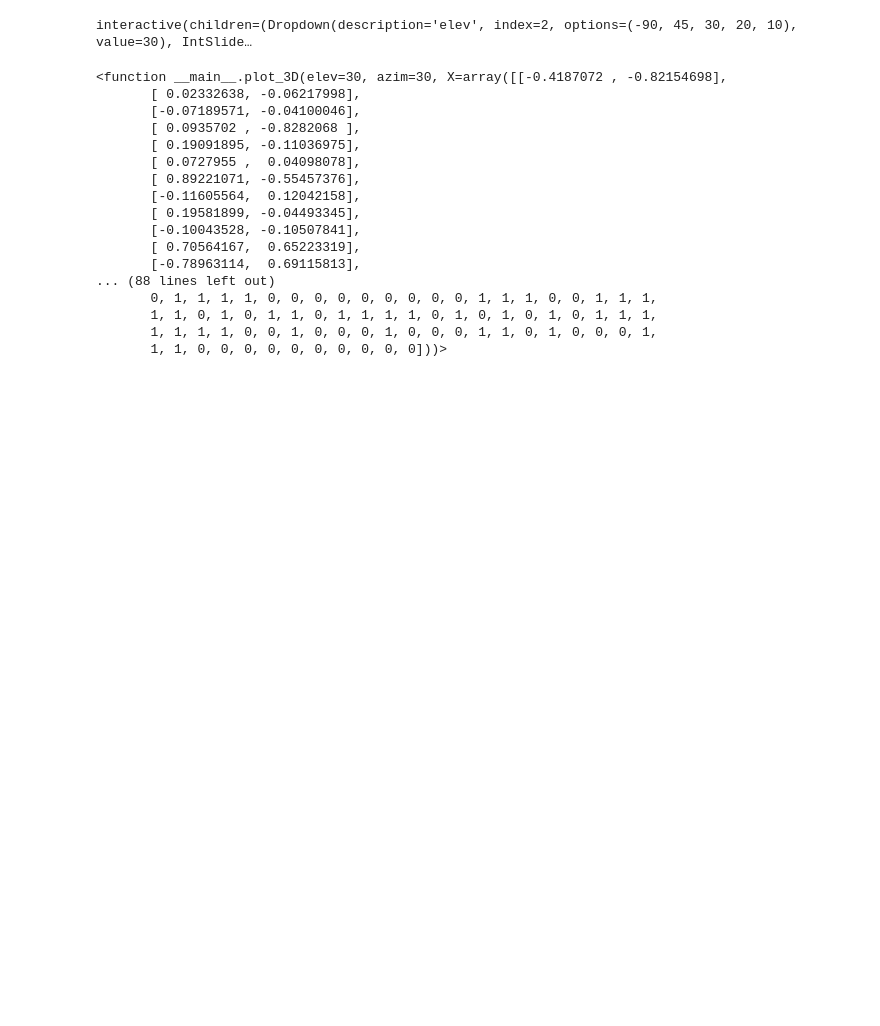
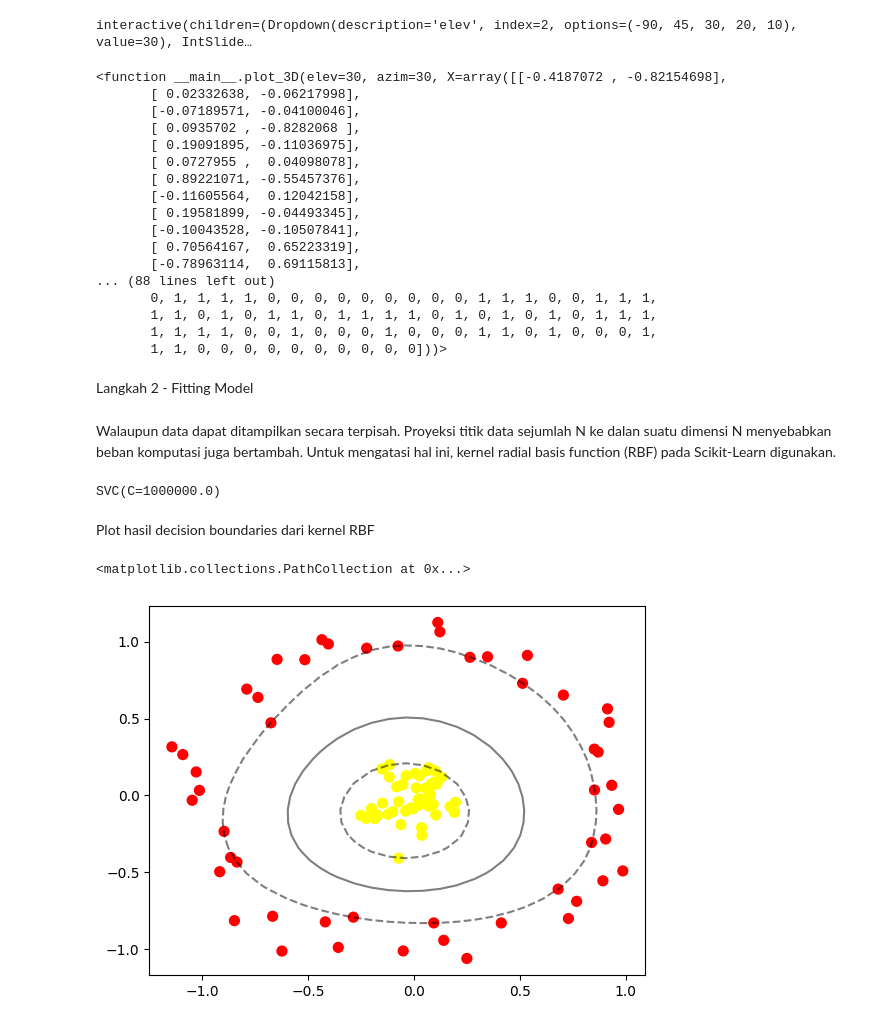
Before and after one commit to ErikRidhoFirm/Pembelajaran-Mesin_Ganjil_2025, a Jupyter notebook: Pembelajaran_Mesin_Praktikum11.ipynb, the cells around one changed output. Saved outputs shown, nothing was run; the diff lists cells and outputs as text; code cells hidden in the pictures; blank space fills up the shorter version.

Commit message:
Langkah 2 - Fitting Model

```diff
--- a/Pembelajaran_Mesin_Praktikum11.ipynb
+++ b/Pembelajaran_Mesin_Praktikum11.ipynb
@@ -256,3 +256,22 @@ interactive(children=(Dropdown(description='elev', index=2, options=(-90, 45, 30
        1, 1, 0, 1, 0, 1, 1, 0, 1, 1, 1, 1, 0, 1, 0, 1, 0, 1, 0, 1, 1, 1,
        1, 1, 1, 1, 0, 0, 1, 0, 0, 0, 1, 0, 0, 0, 1, 1, 0, 1, 0, 0, 0, 1,
        1, 1, 0, 0, 0, 0, 0, 0, 0, 0, 0, 0]))>
+# %% [markdown]
+Langkah 2 - Fitting Model
+# %% [markdown]
+Walaupun data dapat ditampilkan secara terpisah. Proyeksi titik data sejumlah N ke dalan suatu dimensi N menyebabkan beban komputasi juga bertambah. Untuk mengatasi hal ini, kernel radial basis function (RBF) pada Scikit-Learn digunakan.
+# %%
+clf = SVC(kernel='rbf', C=1E6)
+clf.fit(X, y)
+# %% [output]
+SVC(C=1000000.0)
+# %% [markdown]
+Plot hasil decision boundaries dari kernel RBF
+# %%
+plt.scatter(X[:, 0], X[:, 1], c=y, s=50, cmap='autumn')
+plot_svc_decision_function(clf)
+plt.scatter(clf.support_vectors_[:, 0], clf.support_vectors_[:, 1],
+            s=300, lw=1, facecolors='none')
+# %% [output]
+<matplotlib.collections.PathCollection at 0x...>
+[figure, added]
```
